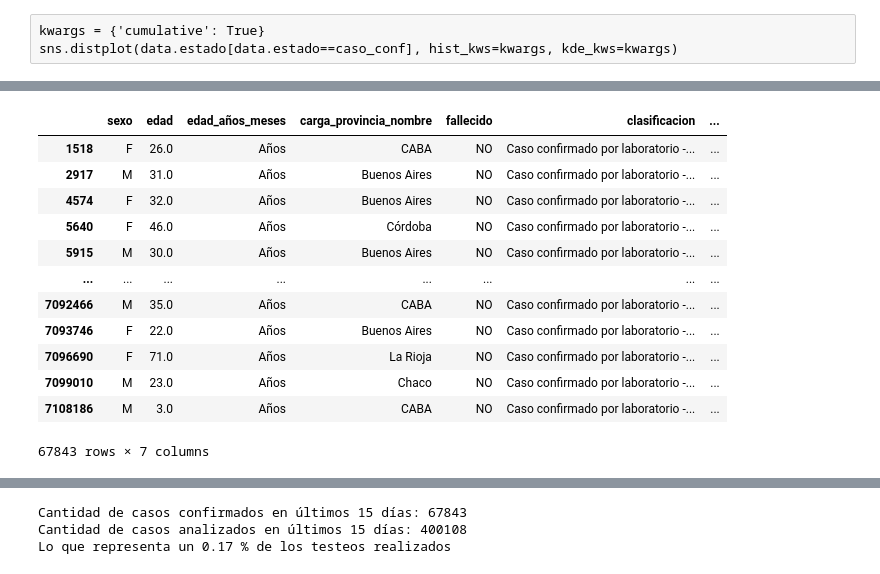
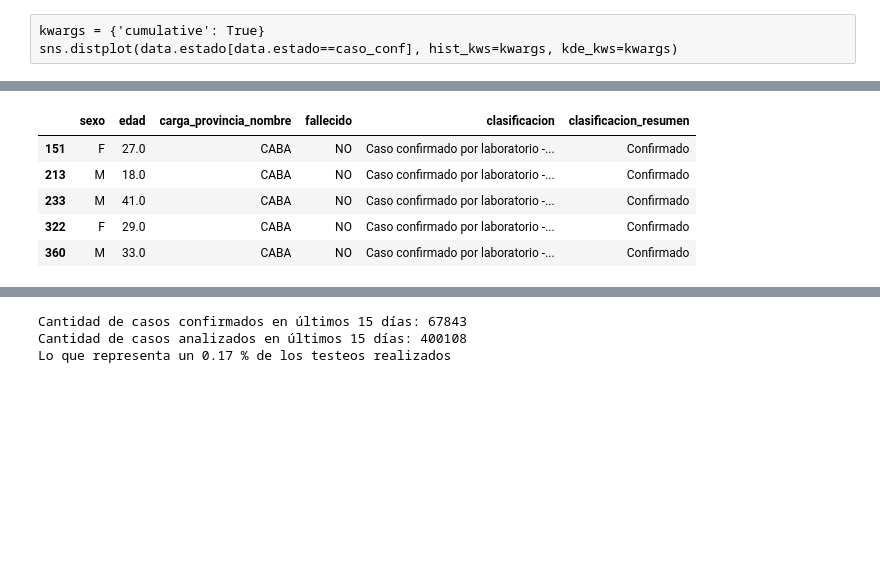
Before and after one commit to bruno3a/Covid, a Jupyter notebook: Covid-Arg.ipynb, the cells around one changed output, grey strips where cells are left out. Cells and saved outputs as stored; diff of their text form; code cells hidden in the pictures; blank space fills up the shorter version.

```diff
--- a/Covid-Arg.ipynb
+++ b/Covid-Arg.ipynb
@@ -213,2 +257,7 @@ Interval('2020-01-01 13:39:21.600000', '2020-01-23 13:12:00', closed='right')
+# %%
+totales.Vacunados.replace(to_replace=np.NaN, value=0, inplace=True)
 # %%
-cumsum_tot.index = pd.to_datetime(cumsum_tot.index, format="%Y/%m/%d")
+cumsum_vac = totales['Vacunados'].cumsum()
+cumsum_vac = cumsum_vac[cumsum_vac.index > '2020-03-06']
+cumsum_vac.index = pd.to_datetime(cumsum_vac.index, format="%Y/%m/%d")
+totales['Vacunados Acumulados'] = cumsum_vac
@@ -215,12 +396,16 @@ cumsum_tot.index = pd.to_datetime(cumsum_tot.index, format="%Y/%m/%d")
 # %%
 # Plot
-x = cumsum_tot[cumsum_tot.index > '2020-07-01'].index
-y = cumsum_tot[cumsum_tot.index > '2020-07-01']
+x = totales['Cantidad Acumulada Confirmados'][totales.index > '2020-07-01'].index
+y = totales['Cantidad Acumulada Confirmados'][totales.index > '2020-07-01']
+y2 = totales['Vacunados Acumulados'][totales.index > '2020-07-01']
 plt.figure(figsize = (25,7))
-plt.plot(x, y)#labels=['Casos confirmados','Casos totales'])
+plt.style.use('seaborn-darkgrid')
+plt.plot(x, y, label = 'Confirmados acumulados')
+plt.plot(y2, label='Vacunados acumulados')
 #plt.legend(loc='upper left')
-plt.title("Casos acumulados desde el '2020-07-01'")
+plt.title("Casos y vacunación acumuladas desde el '2020-07-01'")
 plt.ticklabel_format(style='plain', axis="y")
-plt.xticks(ticks=[])
+plt.legend()
+plt.xticks(ticks=[x for x in pd.Series(dates)[pd.Series(dates)>'2020-07-01'].sort_values()], rotation=45)
 plt.show()
 # %% [output]
@@ -307,9 +470,0 @@ for i in range(0,len(cumsum_tot.index)):
-# %%
-x = cumsum_tot[cumsum_tot.index>"2020-06-14"].index
-y = cumsum_tot[cumsum_tot.index>"2020-06-14"]
-plt.figure(figsize = (23,6))
-plt.plot(x, y)#labels=['Casos confirmados','Casos totales'])
-plt.xticks(dia15[4:], rotation=45)
-#plt.legend(loc='upper left')
-plt.ticklabel_format(style='plain', axis="y")
-plt.show()
@@ -459,22 +585,15 @@ per_15d
 # %%
 activos = data[data.fecha_diagnostico>=per_15d]
-activos = activos.loc[:,["sexo","edad","edad_años_meses","carga_provincia_nombre","fallecido","clasificacion","clasificacion_resumen"]]
+activos = activos.loc[:,["sexo","edad","carga_provincia_nombre","fallecido","clasificacion","clasificacion_resumen"]]
 activos = activos[activos.clasificacion_resumen == "Confirmado"]
 activos.head(5)
 # %% [output]
-|  | sexo | edad | edad_años_meses | carga_provincia_nombre | fallecido | clasificacion | ... |
-| 1518 | F | 26.0 | Años | CABA | NO | Caso confirmado por laboratorio -... | ... |
-| 2917 | M | 31.0 | Años | Buenos Aires | NO | Caso confirmado por laboratorio -... | ... |
-| 4574 | F | 32.0 | Años | Buenos Aires | NO | Caso confirmado por laboratorio -... | ... |
-| 5640 | F | 46.0 | Años | Córdoba | NO | Caso confirmado por laboratorio -... | ... |
-| 5915 | M | 30.0 | Años | Buenos Aires | NO | Caso confirmado por laboratorio -... | ... |
-| ... | ... | ... | ... | ... | ... | ... | ... |
-| 7092466 | M | 35.0 | Años | CABA | NO | Caso confirmado por laboratorio -... | ... |
-| 7093746 | F | 22.0 | Años | Buenos Aires | NO | Caso confirmado por laboratorio -... | ... |
-| 7096690 | F | 71.0 | Años | La Rioja | NO | Caso confirmado por laboratorio -... | ... |
-| 7099010 | M | 23.0 | Años | Chaco | NO | Caso confirmado por laboratorio -... | ... |
-| 7108186 | M | 3.0 | Años | CABA | NO | Caso confirmado por laboratorio -... | ... |
+|  | sexo | edad | carga_provincia_nombre | fallecido | clasificacion | clasificacion_resumen |
+| 151 | F | 27.0 | CABA | NO | Caso confirmado por laboratorio -... | Confirmado |
+| 213 | M | 18.0 | CABA | NO | Caso confirmado por laboratorio -... | Confirmado |
+| 233 | M | 41.0 | CABA | NO | Caso confirmado por laboratorio -... | Confirmado |
+| 322 | F | 29.0 | CABA | NO | Caso confirmado por laboratorio -... | Confirmado |
+| 360 | M | 33.0 | CABA | NO | Caso confirmado por laboratorio -... | Confirmado |
-67843 rows × 7 columns
 # %%
 activos.fallecido.value_counts()
 # %% [output]
```
Also changed, not shown: parts of 106 cells of this notebook.
